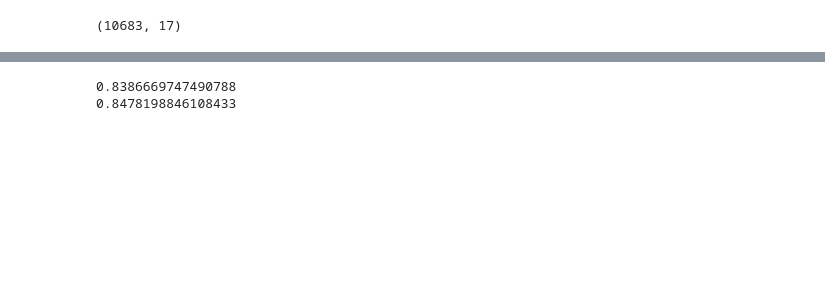
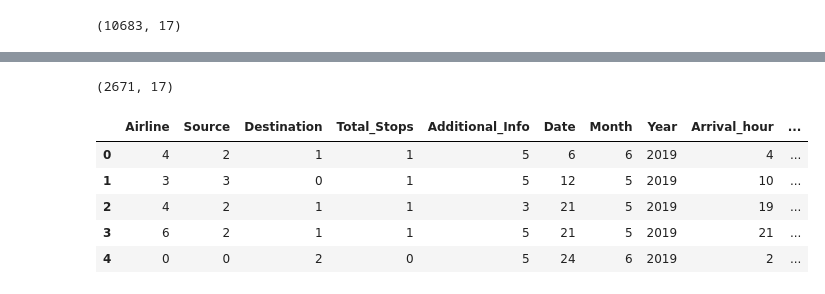
Before and after one commit to nani535/Thota, a Jupyter notebook: flight price prediction.ipynb, the cells around one changed output, grey strips where cells are left out. Cells and saved outputs as stored; diff of their text form; code cells hidden in the pictures; blank space fills up the shorter version.

```diff
--- a/flight price prediction.ipynb
+++ b/flight price prediction.ipynb
@@ -337,0 +229,4 @@ label=data.iloc[:,[17]].values
+# %%
+from sklearn.ensemble import RandomForestRegressor
+forest=RandomForestRegressor()
+forest.fit(X_train,y_train)
@@ -433,6 +357,0 @@ XGBRegressor(base_score=0.5, booster='gbtree', colsample_bylevel=1,
-# %%
-print(xgboost.score(X_train,y_train))
-print(xgboost.score(X_test,y_test))
-# %% [output]
-0.8386669747490788
-0.8478198846108433
@@ -440,0 +358,17 @@ essenessential_generatorssential_generatorssential_generatorsal_generators
+# %%
+test_data.shape
+# %% [output]
+(2671, 17)
+# %%
+x=test_data
+# %%
+test_data['Price']=forest.predict(x)
+# %%
+test_data.head()
+# %% [output]
+|  | Airline | Source | Destination | Total_Stops | Additional_Info | Date | Month | Year | Arrival_hour | ... |
+| 0 | 4 | 2 | 1 | 1 | 5 | 6 | 6 | 2019 | 4 | ... |
+| 1 | 3 | 3 | 0 | 1 | 5 | 12 | 5 | 2019 | 10 | ... |
+| 2 | 4 | 2 | 1 | 1 | 3 | 21 | 5 | 2019 | 19 | ... |
+| 3 | 6 | 2 | 1 | 1 | 5 | 21 | 5 | 2019 | 21 | ... |
+| 4 | 0 | 0 | 2 | 0 | 5 | 24 | 6 | 2019 | 2 | ... |
```
Also changed, not shown: parts of 111 cells of this notebook.
